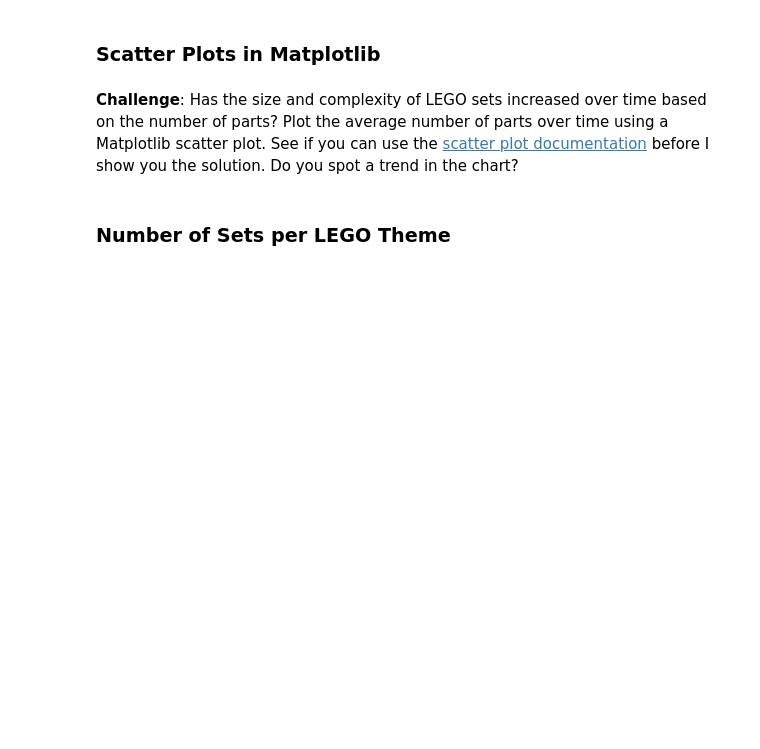
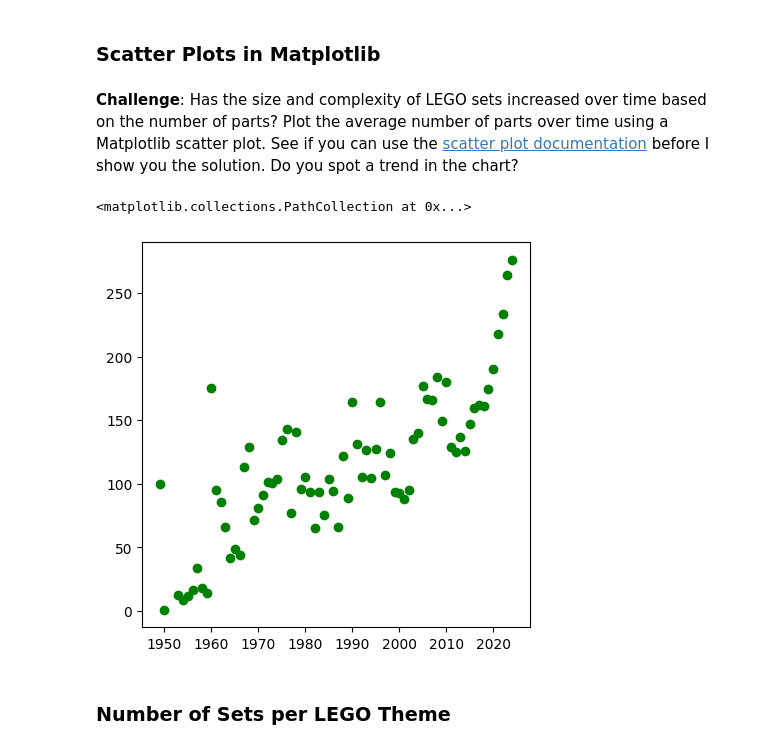
Before and after one commit to AndyRoy04/100DaysOfCode_Python, a Jupyter notebook: Day_74/Lego_Analysis_for_Course_(start).ipynb, the cells around one changed output. Cells and saved outputs as stored; diff of their text form; code cells hidden in the pictures; blank space fills up the shorter version.

Commit message:
creating scatter plots from processed data

```diff
--- a/Day_74/Lego_Analysis_for_Course_(start).ipynb
+++ b/Day_74/Lego_Analysis_for_Course_(start).ipynb
@@ -227,3 +227,7 @@ Text(0, 0.5, 'Number of Sets')
 [figure]
 # %% [markdown]
 **Challenge**: Use the <code>.groupby()</code> and <code>.agg()</code> function together to figure out the average number of parts per set. How many parts did the average LEGO set released in 1954 compared to say, 2017?
+# %%
+parts_per_set = sets.groupby('year').agg({'num_parts': 'mean'})
+parts_per_set.rename(columns= {'num_parts':'average num_parts'}, inplace=True)
+parts_per_set.head()
@@ -231,6 +253,12 @@ Text(0, 0.5, 'Number of Sets')
 ### Scatter Plots in Matplotlib
 # %% [markdown]
 **Challenge**: Has the size and complexity of LEGO sets increased over time based on the number of parts? Plot the average number of parts over time using a Matplotlib scatter plot. See if you can use the [scatter plot documentation](https://matplotlib.org/3.1.0/api/_as_gen/matplotlib.pyplot.scatter.html) before I show you the solution. Do you spot a trend in the chart?
+# %%
+plt.figure(figsize=(5, 5))
+plt.scatter(parts_per_set.index[:-2], parts_per_set['average num_parts'][:-2], c='green')
+# %% [output]
+<matplotlib.collections.PathCollection at 0x...>
+[figure, added]
 # %% [markdown]
 ### Number of Sets per LEGO Theme
 # %% [markdown]
```
Also changed, not shown: parts of 2 cells of this notebook.
